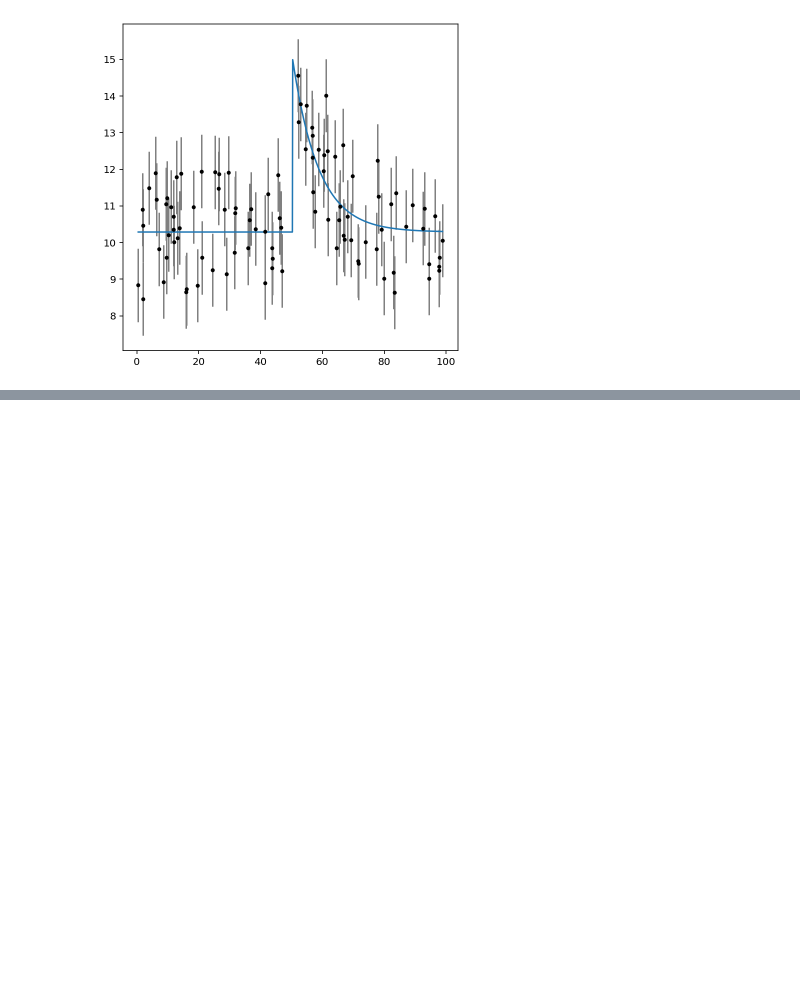
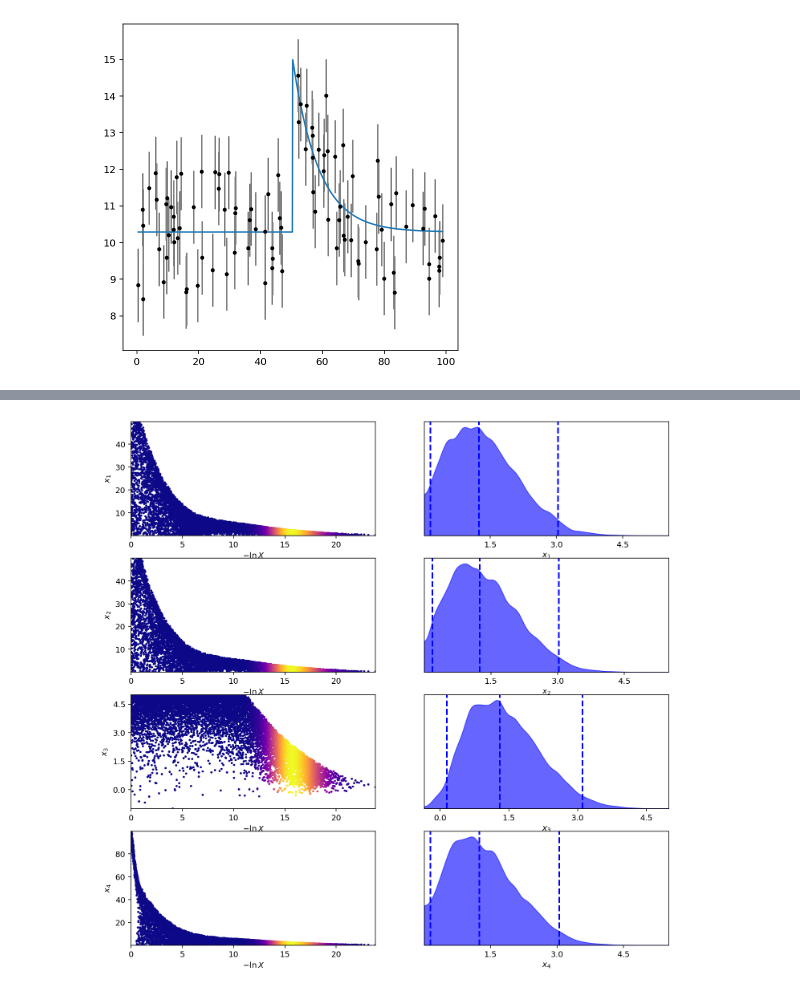
Before and after one commit to EdoSanto/astrostatistics_bicocca_2024, a Jupyter notebook: working/The transient Universe.ipynb, the cells around one changed output, grey strips where cells are left out. Drawn from its saved outputs; the diff is of its cells as text; code cells hidden in the pictures; blank space fills up the shorter version.

```diff
--- a/working/The transient Universe.ipynb
+++ b/working/The transient Universe.ipynb
@@ -159,0 +207,4 @@ $\displaystyle \mathrm{t_0} = 48.990_{-1.940}^{2.857}$
+# %%
+tfig, taxes = dyplot.traceplot(sresults)
+# %% [output]
+[figure, added]
```
Also changed, not shown: parts of 21 cells of this notebook.
